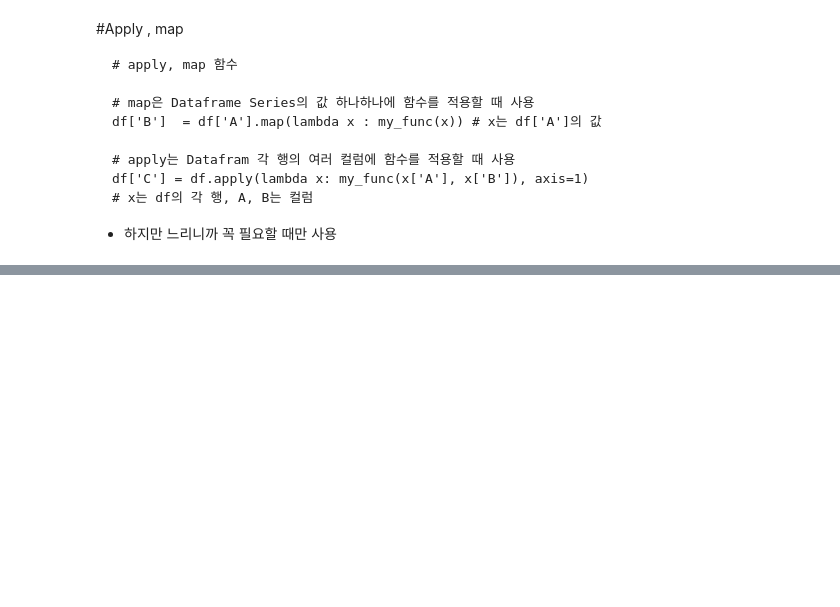
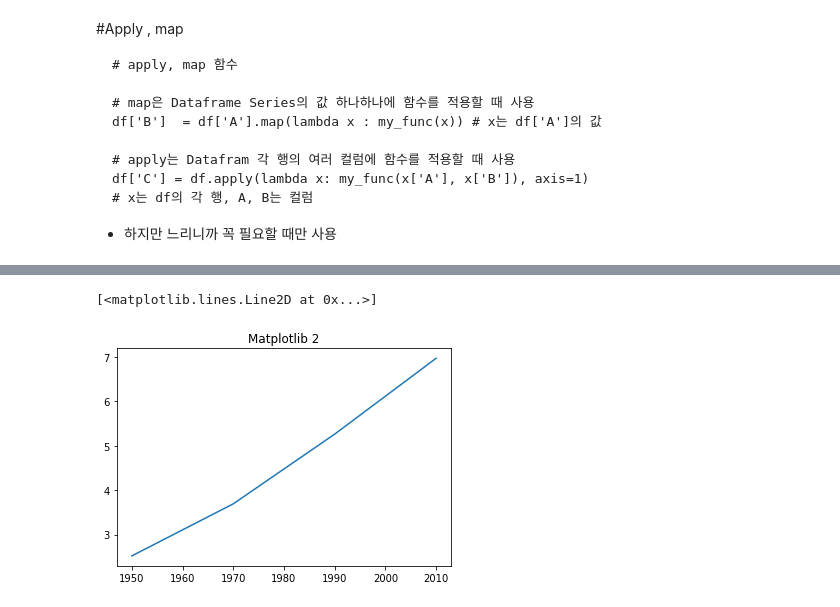
Before and after one commit to kim-hyun-ho/study, a Jupyter notebook: 빅분기_실기_연습.ipynb, the cells around one changed output, grey strips where cells are left out. Drawn from its saved outputs; the diff is of its cells as text; code cells hidden in the pictures; blank space fills up the shorter version.

```diff
--- a/빅분기_실기_연습.ipynb
+++ b/빅분기_실기_연습.ipynb
@@ -387,0 +449,7 @@ df['C'] = df.apply(lambda x: my_func(x['A'], x['B']), axis=1)
+# %%
+fig,ax=plt.subplots(nrows=1, ncols=1)
+ax.set_title('Matplotlib 2')
+ax.plot(year,pop)
+# %% [output]
+[<matplotlib.lines.Line2D at 0x...>]
+[figure, added]
```
Also changed, not shown: parts of 69 cells of this notebook.
